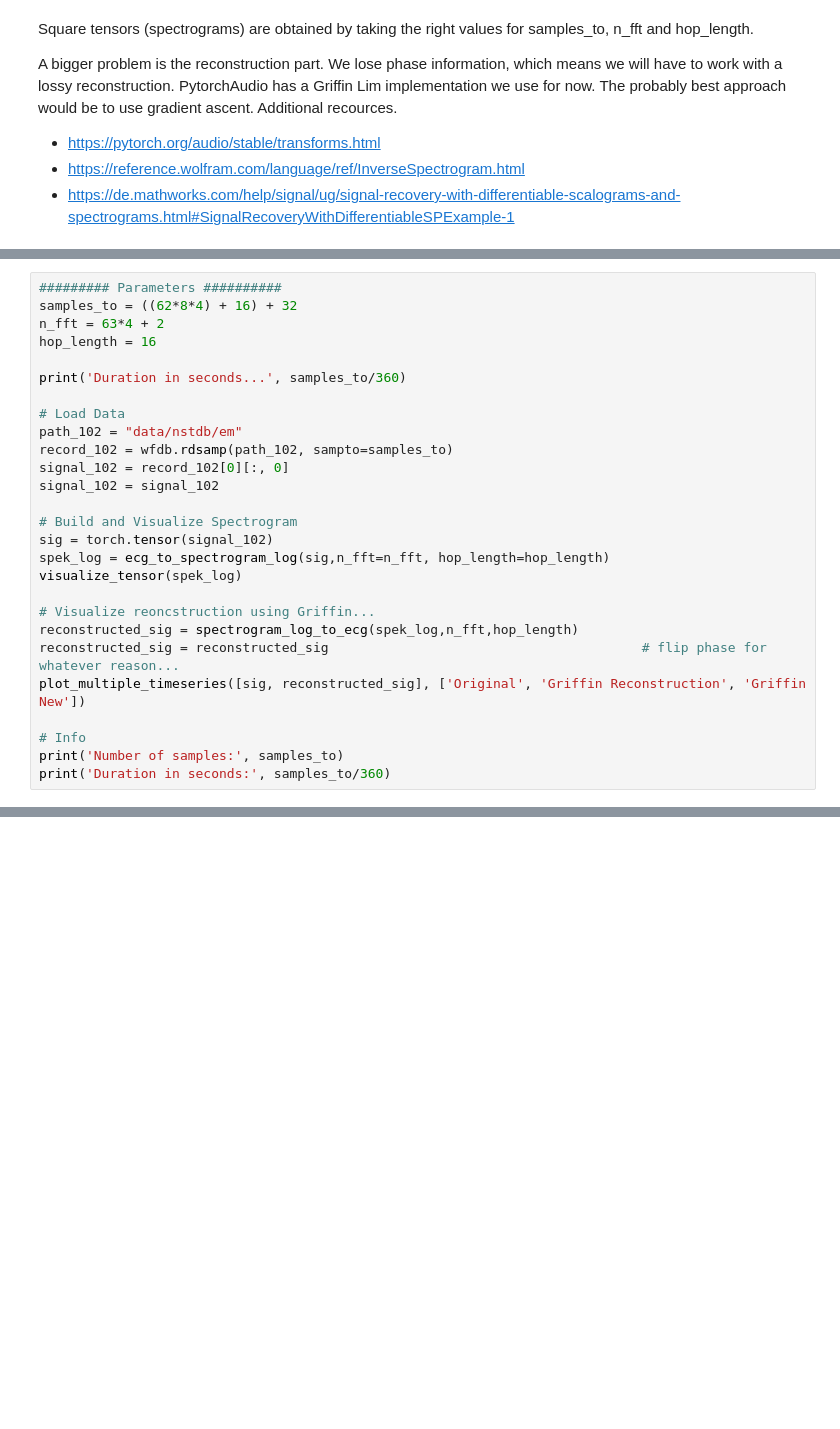
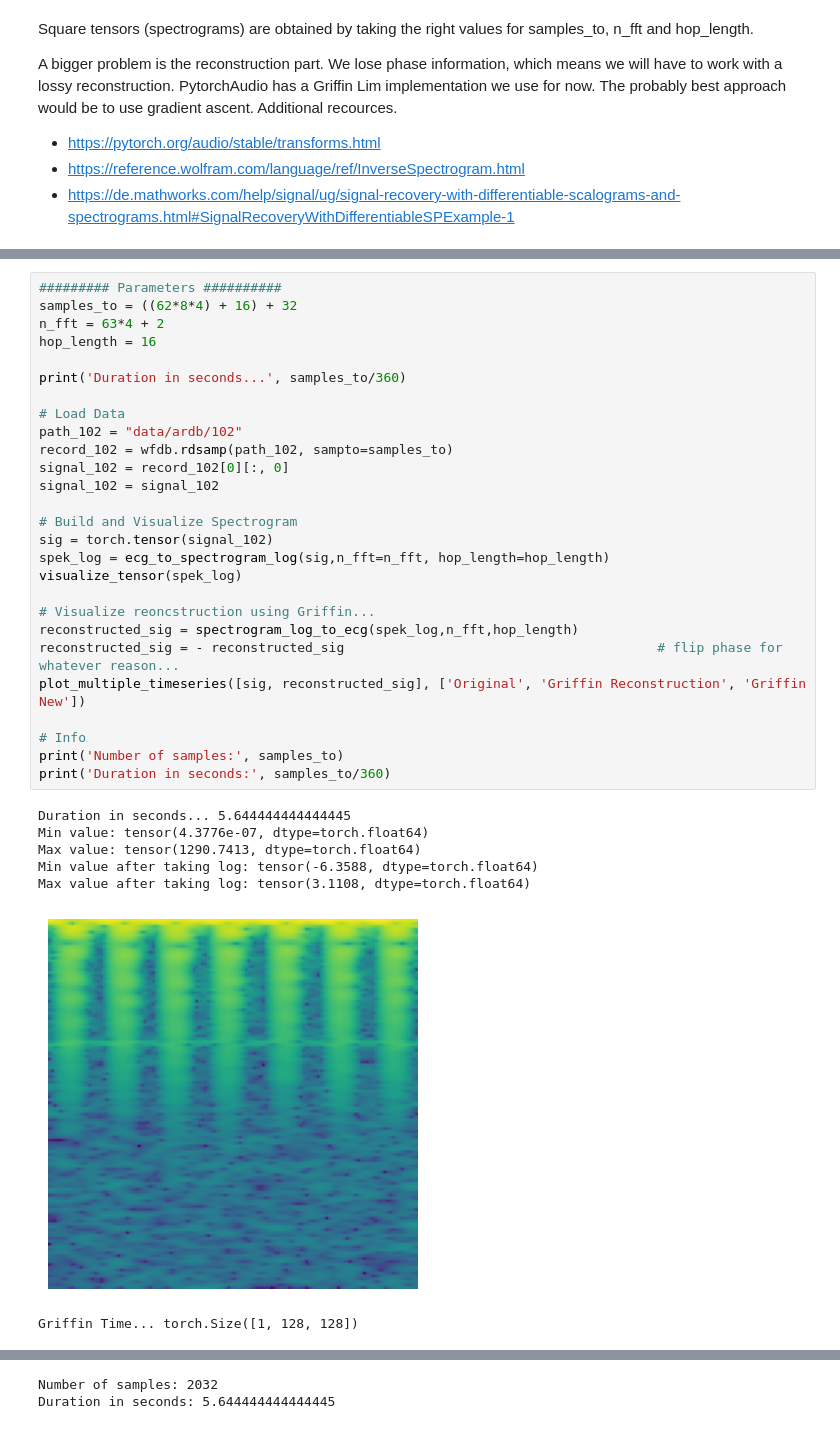
Before and after one commit to piedeboer96/ECG-Signal-Denoising, a Jupyter notebook: ecg_signals_spek.ipynb, the cells around one changed output, grey strips where cells are left out. Saved outputs shown, nothing was run; the diff lists cells and outputs as text; blank space fills up the shorter version.

```diff
--- a/ecg_signals_spek.ipynb
+++ b/ecg_signals_spek.ipynb
@@ -167,27 +139,35 @@ Duration in seconds: 2.8
 # %%
 ######### Parameters ##########
 samples_to = ((62*8*4) + 16) + 32
 n_fft = 63*4 + 2
 hop_length = 16
 
 print('Duration in seconds...', samples_to/360)
 
 # Load Data
-path_102 = "data/nstdb/em"
+path_102 = "data/ardb/102"
 record_102 = wfdb.rdsamp(path_102, sampto=samples_to)
 signal_102 = record_102[0][:, 0]
 signal_102 = signal_102
 
 # Build and Visualize Spectrogram
 sig = torch.tensor(signal_102)
 spek_log = ecg_to_spectrogram_log(sig,n_fft=n_fft, hop_length=hop_length)
 visualize_tensor(spek_log)
 
 # Visualize reoncstruction using Griffin...
 reconstructed_sig = spectrogram_log_to_ecg(spek_log,n_fft,hop_length)
-reconstructed_sig = reconstructed_sig                                        # flip phase for whatever reason...
+reconstructed_sig = - reconstructed_sig                                        # flip phase for whatever reason...
 plot_multiple_timeseries([sig, reconstructed_sig], ['Original', 'Griffin Reconstruction', 'Griffin New'])
 
 # Info
 print('Number of samples:', samples_to)
 print('Duration in seconds:', samples_to/360)
+# %% [output]
+Duration in seconds... 5.644444444444445
+Min value: tensor(4.3776e-07, dtype=torch.float64)
+Max value: tensor(1290.7413, dtype=torch.float64)
+Min value after taking log: tensor(-6.3588, dtype=torch.float64)
+Max value after taking log: tensor(3.1108, dtype=torch.float64)
+[figure, added]
+Griffin Time... torch.Size([1, 128, 128])
@@ -193,0 +175,2 @@ print('Duration in seconds:', samples_to/360)
+Number of samples: 2032
+Duration in seconds: 5.644444444444445
```
Also changed, not shown: parts of 14 cells of this notebook, 1 other file.
